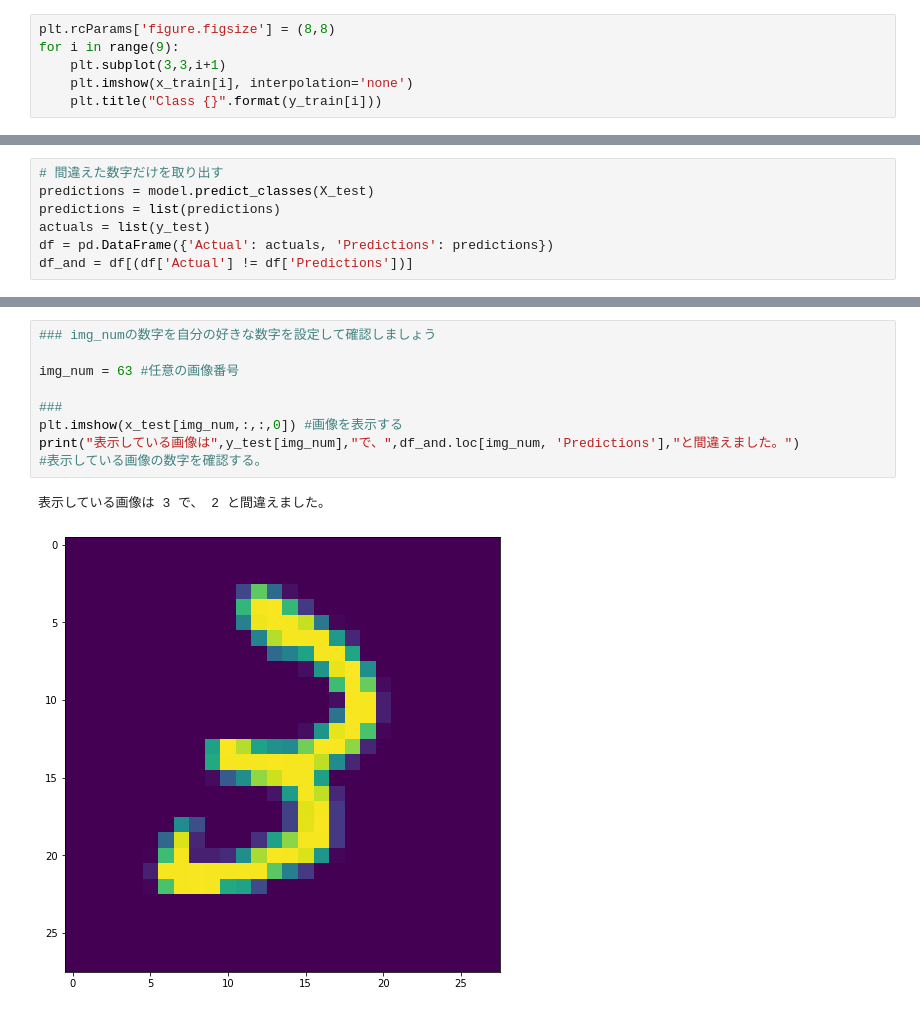
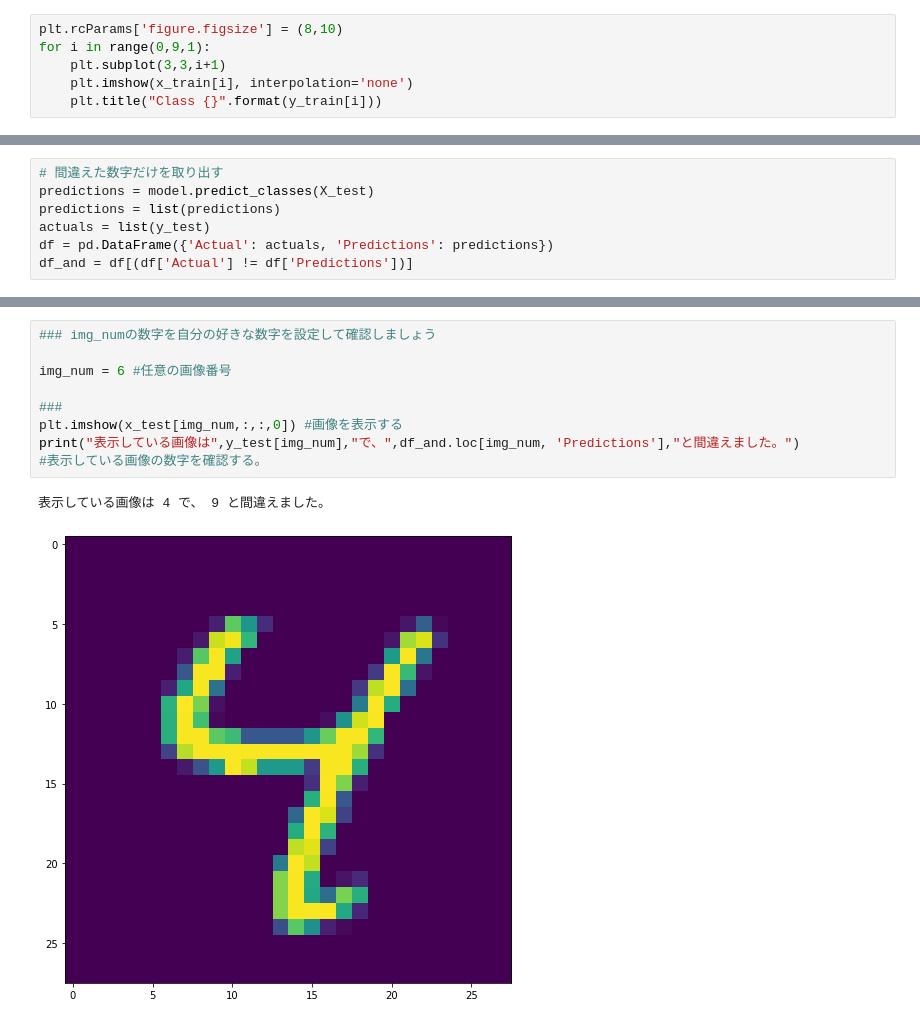
Before and after one commit to kazushi-fa/renda-DL-on-GC, a Jupyter notebook: notebooks/001_深層学習の基礎（MNISTを用いた全結合ニューラルネットワーク）.ipynb, the cells around one changed output, grey strips where cells are left out. Cells and saved outputs as stored; diff of their text form.

```diff
--- a/notebooks/001_深層学習の基礎（MNISTを用いた全結合ニューラルネットワーク）.ipynb
+++ b/notebooks/001_深層学習の基礎（MNISTを用いた全結合ニューラルネットワーク）.ipynb
@@ -192,8 +192,8 @@ print("表示している画像は",y_train[img_num],"です。")#表示して
 # %% [markdown]
 少し沢山のMNIST画像を確認してみましょう。
 # %%
-plt.rcParams['figure.figsize'] = (8,8)
-for i in range(9):
+plt.rcParams['figure.figsize'] = (8,10)
+for i in range(0,9,1):
     plt.subplot(3,3,i+1)
     plt.imshow(x_train[i], interpolation='none')
     plt.title("Class {}".format(y_train[i]))
@@ -652,12 +659,12 @@ df_and.head(10)
 # %%
 ### img_numの数字を自分の好きな数字を設定して確認しましょう
 
-img_num = 63 #任意の画像番号
+img_num = 6 #任意の画像番号
 
 ###
 plt.imshow(x_test[img_num,:,:,0]) #画像を表示する
 print("表示している画像は",y_test[img_num],"で、",df_and.loc[img_num, 'Predictions'],"と間違えました。")
 #表示している画像の数字を確認する。
 # %% [output]
-表示している画像は 3 で、 2 と間違えました。
+表示している画像は 4 で、 9 と間違えました。
-[figure, old version]
+[figure, new version]
```
Also changed, not shown: parts of 20 cells of this notebook, 2 other files.
